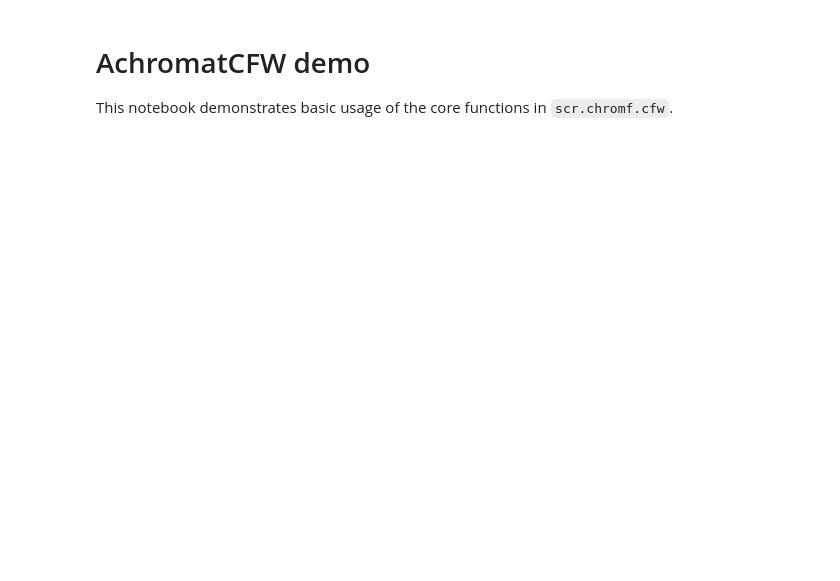
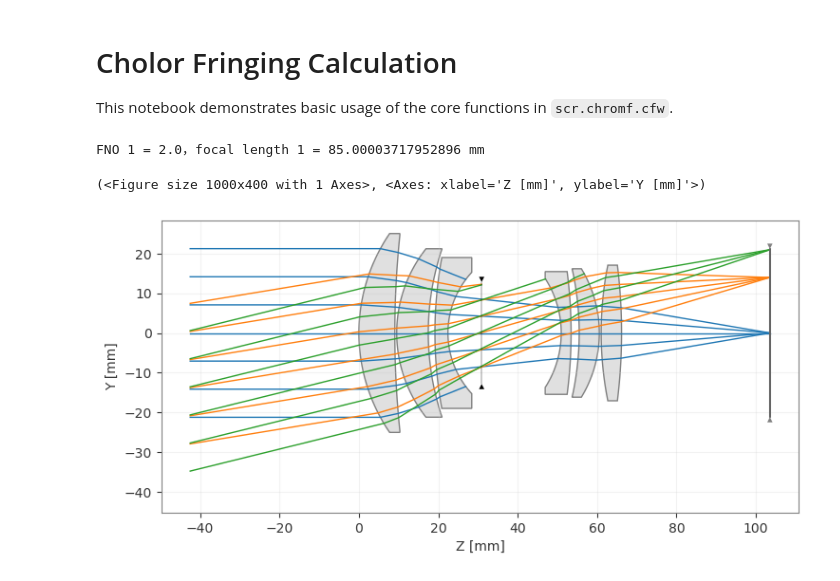
Before and after one commit to Leyangf/ColorFringeCalculation, a Jupyter notebook: examples/cfw_demo.ipynb, the cells around one changed output. Saved outputs shown, nothing was run; the diff lists cells and outputs as text; code cells hidden in the pictures; blank space fills up the shorter version.

```diff
--- a/examples/cfw_demo.ipynb
+++ b/examples/cfw_demo.ipynb
@@ -1,5 +1,5 @@
 # %% [markdown]
-# AchromatCFW demo
+# Cholor Fringing Calculation
 
 This notebook demonstrates basic usage of the core functions in `scr.chromf.cfw`.
 # %%
@@ -26,28 +29,18 @@ from chromf.cfw import (
 # %%
-# ── Optical system definition ────────────────────────────────────────────────
-# Air-spaced achromatic doublet — f ≈ 50 mm, f/2  (EPD = 25 mm)
-# Crown : N-BK7  (n_d = 1.5168, V_d ≈ 64.2)
-# Flint : N-SF5  (n_d = 1.6727, V_d ≈ 32.2)
-#
-# The lens is well corrected for primary chromatic aberration (CHL ≈ 0 at
-# F and C lines); secondary spectrum is ~117 µm.  At f/2 the PSF blur from
-# this residual CHL is large enough to produce clearly visible colour fringes,
-# demonstrating that good LCA correction ≠ good fringe performance.
-
-from optiland import optic as op
-
-optic = op.Optic()
-optic.add_surface(index=0, radius=np.inf,   thickness=np.inf)                              # object at ∞
-optic.add_surface(index=1, radius=26.0,     thickness=4.0,  material='N-BK7', is_stop=True)  # crown front
-optic.add_surface(index=2, radius=-26.0,    thickness=0.1)                                  # crown rear / air gap
-optic.add_surface(index=3, radius=-26.0,    thickness=2.5,  material='N-SF5')               # flint front
-optic.add_surface(index=4, radius=-113.0,   thickness=42.0)                                 # flint rear / BFD
-optic.add_surface(index=5, radius=np.inf,   thickness=0.0)                                  # image plane
-
-optic.add_wavelength(value=0.55, is_primary=True)   # 550 nm reference (µm)
-optic.set_aperture(aperture_type='EPD', value=25.0)  # f/2 — large aperture to amplify fringe effect
-optic.set_field_type(field_type='angle')
-optic.add_field(y=0.0)
+lens1 = fileio.load_zemax_file("C:\\Users\\meetf\\Downloads\\NikonAINikkor85mmf2S.zmx")
+clear_semi_diameters = [
+            None, 25.062, 24.642, 21.225, 21.225, 19.006, 15.289,
+            12.836, 13.730, 15.469, 16.188, 16.188, 17.088, 17.088, 21.190
+        ]
+for i, r in enumerate(clear_semi_diameters):
+            if r is not None:
+                lens1.surface_group.surfaces[i].aperture = RadialAperture(r_max=r)
+print(f"FNO 1 = {lens1.paraxial.FNO()}，focal length 1 = {lens1.paraxial.f2()} mm")
+lens1.draw(num_rays=7)
+# %% [output]
+FNO 1 = 2.0，focal length 1 = 85.00003717952896 mm
+(<Figure size 1000x400 with 1 Axes>, <Axes: xlabel='Z [mm]', ylabel='Y [mm]'>)
+[figure, added]
 # %%
 # ──────────────────────────── Data load ────────────────────────────
 prods = channel_products()
```
Also changed, not shown: parts of 7 cells of this notebook, 1 other file.
